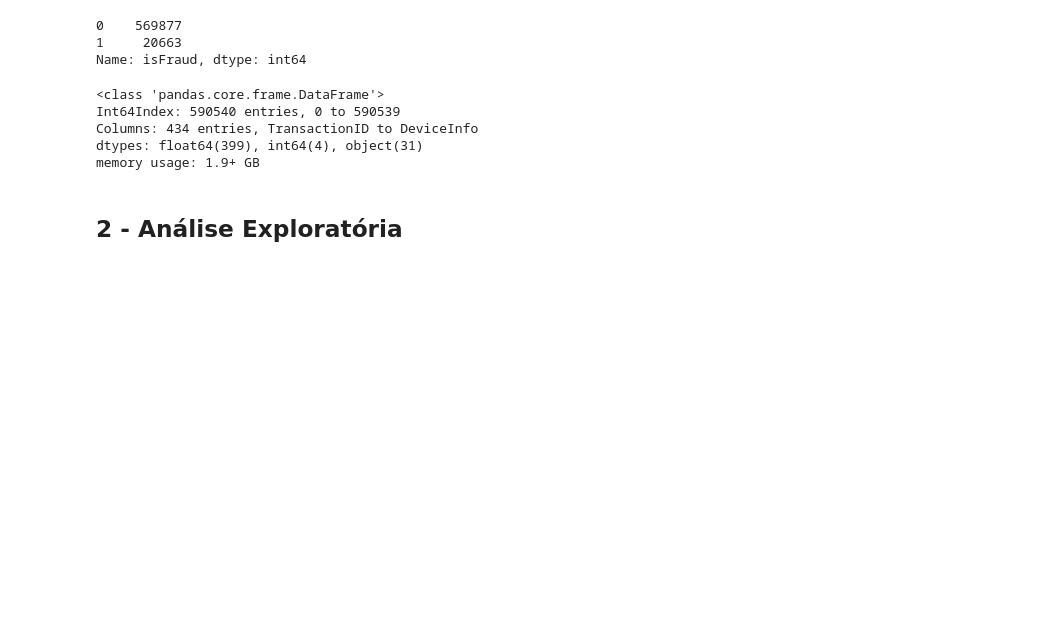
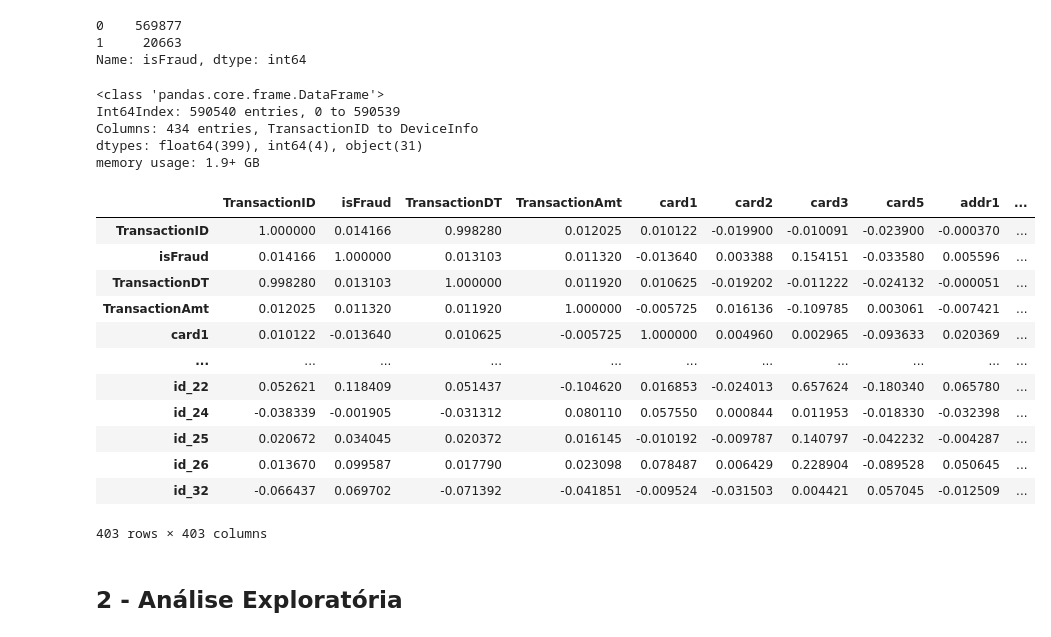
Before and after one commit to lucasdetoledo4/ML-UFSC, a Jupyter notebook: fraud_detection_V1.ipynb, the cells around one changed output. Saved outputs shown, nothing was run; the diff lists cells and outputs as text; code cells hidden in the pictures; blank space fills up the shorter version.

```diff
--- a/fraud_detection_V1.ipynb
+++ b/fraud_detection_V1.ipynb
@@ -77,6 +81,22 @@ Int64Index: 590540 entries, 0 to 590539
 Columns: 434 entries, TransactionID to DeviceInfo
 dtypes: float64(399), int64(4), object(31)
 memory usage: 1.9+ GB
+# %%
+df_train.corr()
+# %% [output]
+|  | TransactionID | isFraud | TransactionDT | TransactionAmt | card1 | card2 | card3 | card5 | addr1 | ... |
+| TransactionID | 1.000000 | 0.014166 | 0.998280 | 0.012025 | 0.010122 | -0.019900 | -0.010091 | -0.023900 | -0.000370 | ... |
+| isFraud | 0.014166 | 1.000000 | 0.013103 | 0.011320 | -0.013640 | 0.003388 | 0.154151 | -0.033580 | 0.005596 | ... |
+| TransactionDT | 0.998280 | 0.013103 | 1.000000 | 0.011920 | 0.010625 | -0.019202 | -0.011222 | -0.024132 | -0.000051 | ... |
+| TransactionAmt | 0.012025 | 0.011320 | 0.011920 | 1.000000 | -0.005725 | 0.016136 | -0.109785 | 0.003061 | -0.007421 | ... |
+| card1 | 0.010122 | -0.013640 | 0.010625 | -0.005725 | 1.000000 | 0.004960 | 0.002965 | -0.093633 | 0.020369 | ... |
+| ... | ... | ... | ... | ... | ... | ... | ... | ... | ... | ... |
+| id_22 | 0.052621 | 0.118409 | 0.051437 | -0.104620 | 0.016853 | -0.024013 | 0.657624 | -0.180340 | 0.065780 | ... |
+| id_24 | -0.038339 | -0.001905 | -0.031312 | 0.080110 | 0.057550 | 0.000844 | 0.011953 | -0.018330 | -0.032398 | ... |
+| id_25 | 0.020672 | 0.034045 | 0.020372 | 0.016145 | -0.010192 | -0.009787 | 0.140797 | -0.042232 | -0.004287 | ... |
+| id_26 | 0.013670 | 0.099587 | 0.017790 | 0.023098 | 0.078487 | 0.006429 | 0.228904 | -0.089528 | 0.050645 | ... |
+| id_32 | -0.066437 | 0.069702 | -0.071392 | -0.041851 | -0.009524 | -0.031503 | 0.004421 | 0.057045 | -0.012509 | ... |
+403 rows × 403 columns
 # %% [markdown]
 ## 2 - Análise Exploratória
 # %% [markdown]
```
Also changed, not shown: parts of 23 cells of this notebook.
